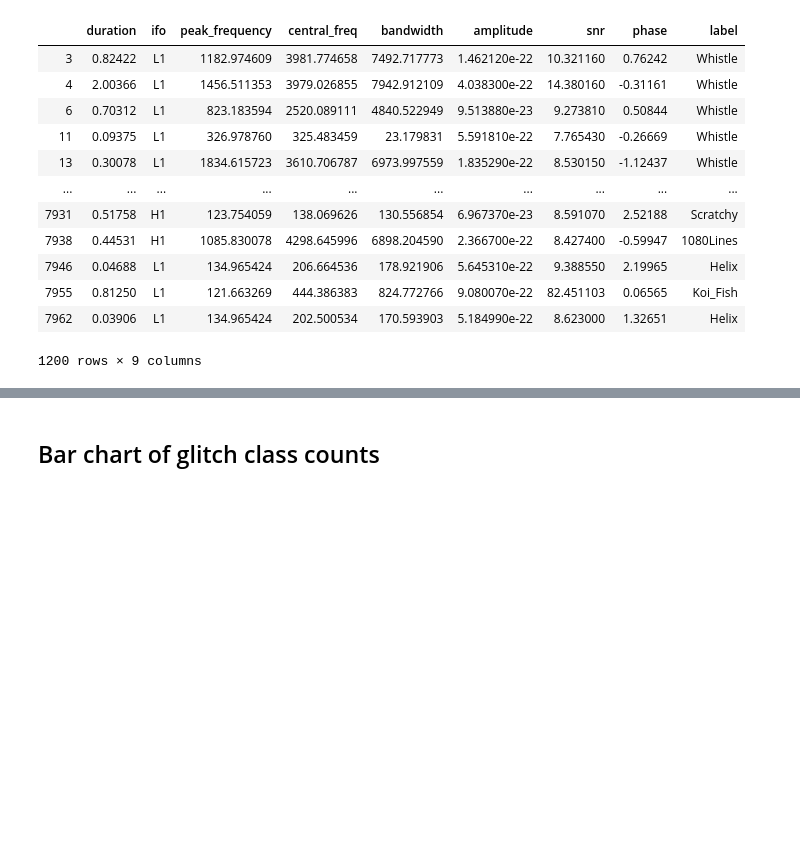
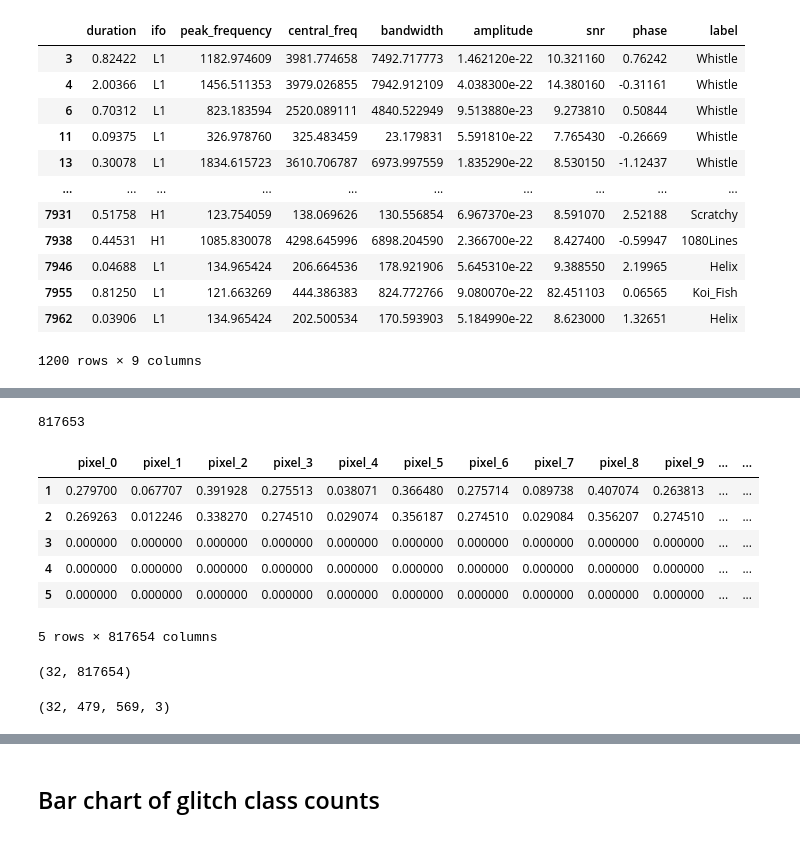
Before and after one commit to LuciaIllari/GSpy_glitch_classification, a Jupyter notebook: glitch_class_ver1.ipynb, the cells around one changed output, grey strips where cells are left out. Saved outputs shown, nothing was run; the diff lists cells and outputs as text; code cells hidden in the pictures; blank space fills up the shorter version.

```diff
--- a/glitch_class_ver1.ipynb
+++ b/glitch_class_ver1.ipynb
@@ -260,3 +269,43 @@ Label: Blip
+# %%
+# get number of elements in array
+end = img_height*img_width*3
+print(end)
+# create column names for a dataframe that with have a column for each pixel
+column_names = [None] * end
+for i in range(0, end):
+    column_names[i] = "pixel_" + str(i)
+# last column is for the label
+column_names.append("label")
+# %% [output]
+817653
+# %%
+# create empty dataframe with column names
+df_img = pd.DataFrame(columns = column_names)
+# loop through each image
+for i in range(0, len(image)):
+    # turn pixels into 1D list
+    temp_list = list(image[i].reshape(1, end)[0])
+    # append label number to end of list
+    temp_list.append(int(np.where(label[i] == 1)[0]))
+    # append 1D image of pixels and labels to dataframe
+    df_img.loc[len(df_img.index)+1] = temp_list
+df_img.head()
+# %% [output]
+|  | pixel_0 | pixel_1 | pixel_2 | pixel_3 | pixel_4 | pixel_5 | pixel_6 | pixel_7 | pixel_8 | pixel_9 | ... | ... |
+| 1 | 0.279700 | 0.067707 | 0.391928 | 0.275513 | 0.038071 | 0.366480 | 0.275714 | 0.089738 | 0.407074 | 0.263813 | ... | ... |
+| 2 | 0.269263 | 0.012246 | 0.338270 | 0.274510 | 0.029074 | 0.356187 | 0.274510 | 0.029084 | 0.356207 | 0.274510 | ... | ... |
+| 3 | 0.000000 | 0.000000 | 0.000000 | 0.000000 | 0.000000 | 0.000000 | 0.000000 | 0.000000 | 0.000000 | 0.000000 | ... | ... |
+| 4 | 0.000000 | 0.000000 | 0.000000 | 0.000000 | 0.000000 | 0.000000 | 0.000000 | 0.000000 | 0.000000 | 0.000000 | ... | ... |
+| 5 | 0.000000 | 0.000000 | 0.000000 | 0.000000 | 0.000000 | 0.000000 | 0.000000 | 0.000000 | 0.000000 | 0.000000 | ... | ... |
+5 rows × 817654 columns
+# %%
+df_img.shape
+# %% [output]
+(32, 817654)
+# %%
+image.shape
+# %% [output]
+(32, 479, 569, 3)
 # %%
 #let's look at one plot for each glitch class
 counter = 0
```
Also changed, not shown: parts of 10 cells of this notebook.
